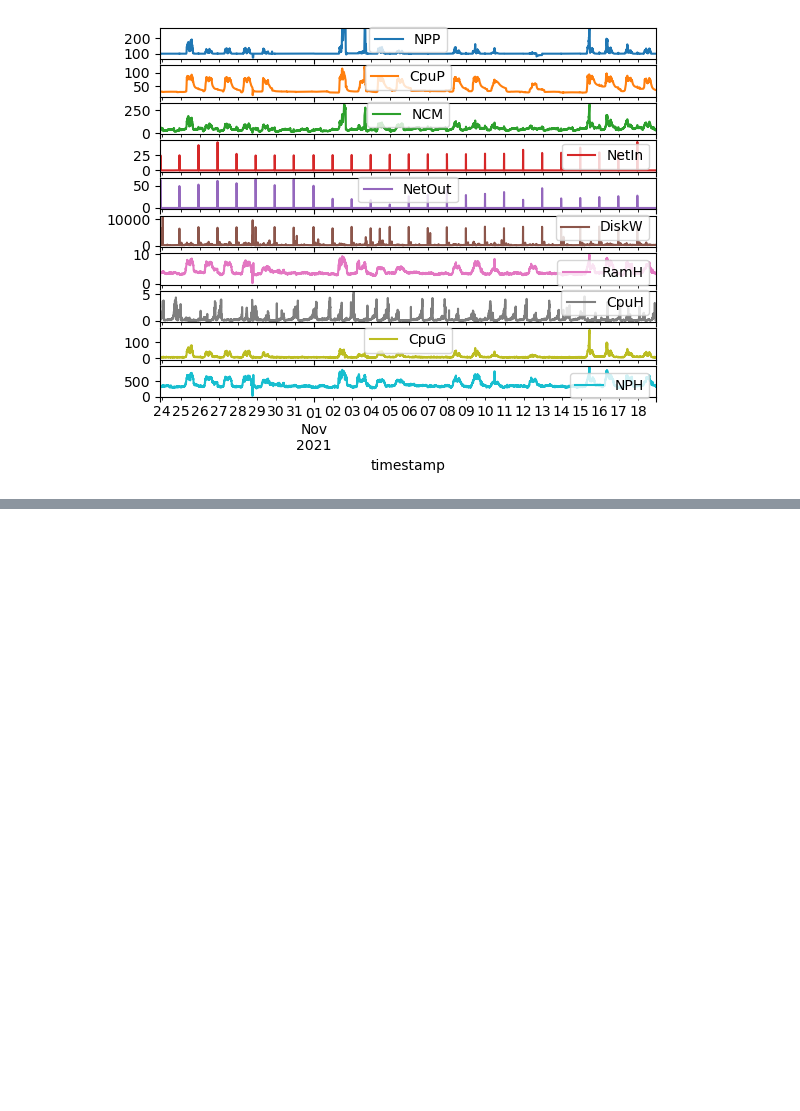
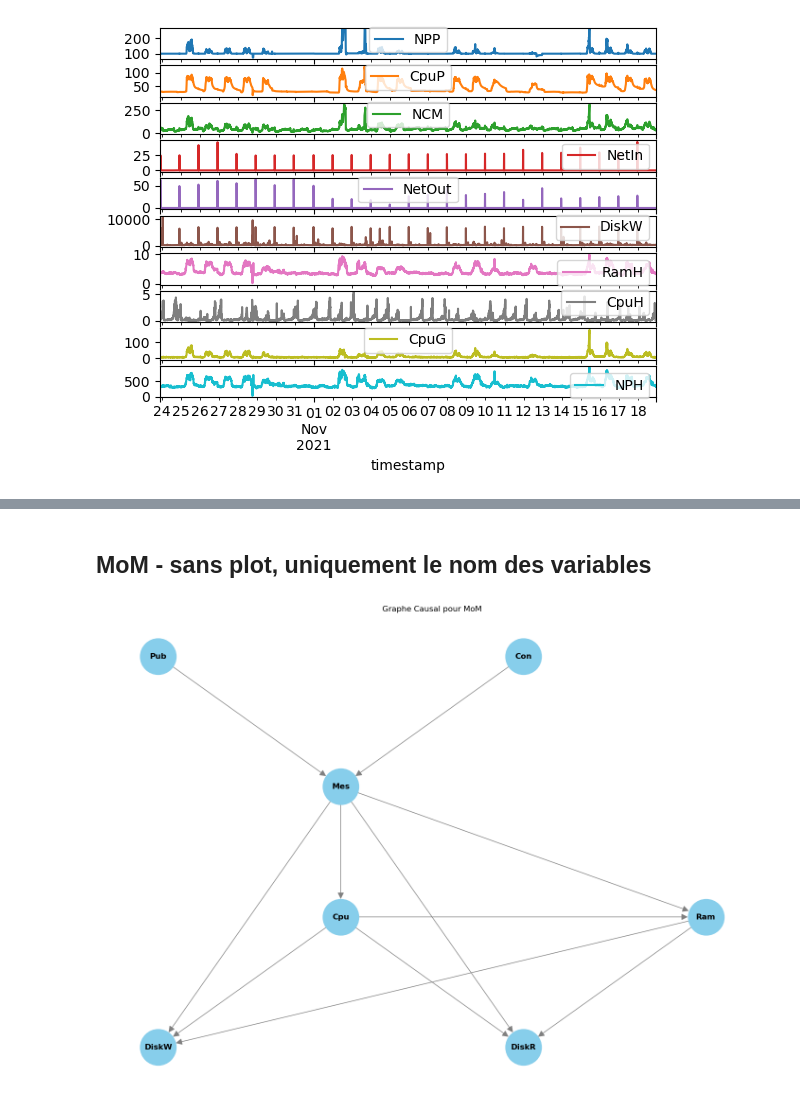
Before and after one commit to chloegdt/Case_Studies_of_Causal_Discovery_from_IT_Monitoring_Time_Series, a Jupyter notebook: plots.ipynb, the cells around one changed output, grey strips where cells are left out. Drawn from its saved outputs; the diff is of its cells as text; code cells hidden in the pictures; blank space fills up the shorter version.

```diff
--- a/plots.ipynb
+++ b/plots.ipynb
@@ -821,0 +498,43 @@ plt.show()
+# %% [markdown]
+## MoM - sans plot, uniquement le nom des variables
+# %%
+import matplotlib.pyplot as plt
+import networkx as nx
+
+
+G = nx.DiGraph()
+
+nodes = ['Pub', 'Con', 'Mes', 'Cpu', 'Ram', 'DiskW', 'DiskR']
+G.add_nodes_from(nodes)
+
+edges = [
+    ('Pub', 'Mes'),
+    ('Con', 'Mes'),
+    ('Mes', 'Cpu'),
+    ('Mes', 'Ram'),
+    ('Mes', 'DiskW'),
+    ('Mes', 'DiskR'),
+    ('Cpu', 'Ram'),
+    ('Cpu', 'DiskW'),
+    ('Cpu', 'DiskR'),
+    ('Ram', 'DiskW'),
+    ('Ram', 'DiskR')
+]
+G.add_edges_from(edges)
+
+pos = {
+    'Pub': (0, 0),
+    'Con': (1, 0),
+    'Mes': (0.5, -1),
+    'Cpu': (0.5, -2),
+    'Ram': (1.5, -2),
+    'DiskW': (0, -3),
+    'DiskR': (1, -3)
+}
+
+plt.figure(figsize=(14, 10))
+nx.draw(G, pos, with_labels=True, node_color='skyblue', node_size=3000, font_size=12, font_weight='bold', arrowsize=20, edge_color='gray')
+plt.title('Graphe Causal pour MoM')
+plt.show()
+# %% [output]
+[figure, added]
```
Also changed, not shown: parts of 34 cells of this notebook.
